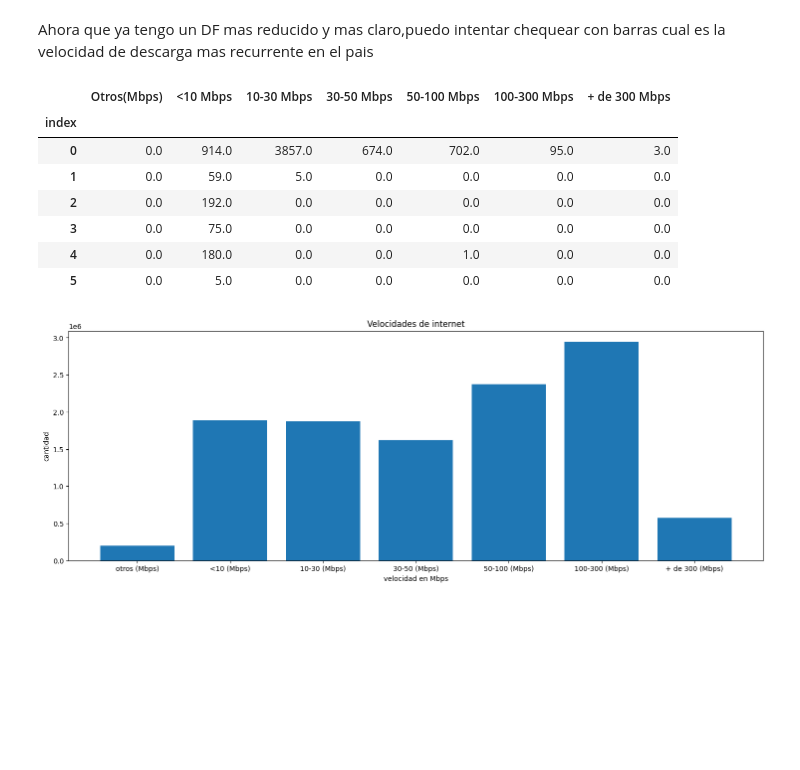
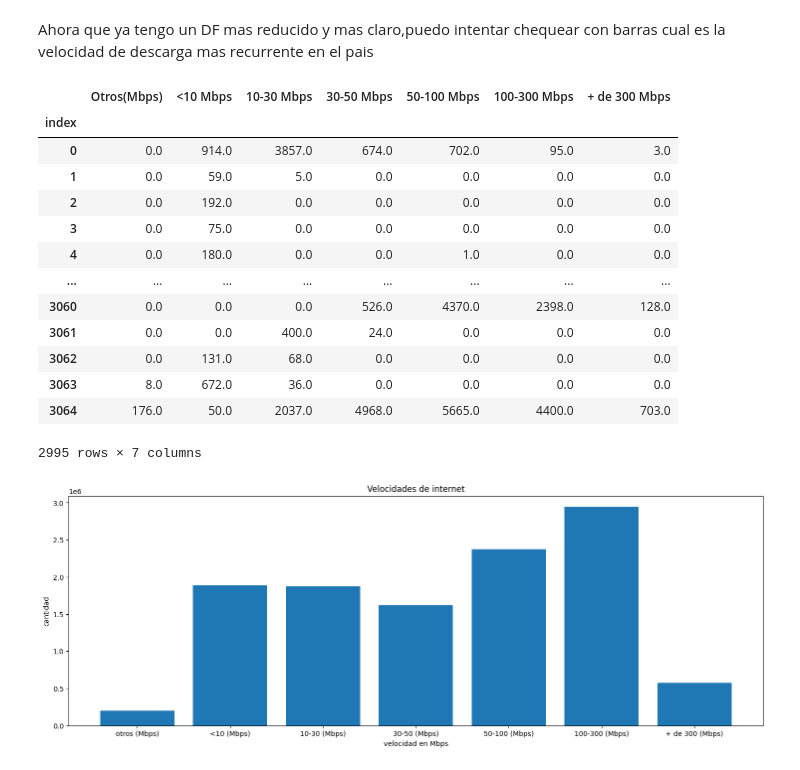
Before and after one commit to matiasbarriosled/PiDa, a Jupyter notebook: eda/eda.ipynb, the cells around one changed output. Saved outputs shown, nothing was run; the diff lists cells and outputs as text; code cells hidden in the pictures; blank space fills up the shorter version.

```diff
--- a/eda/eda.ipynb
+++ b/eda/eda.ipynb
@@ -87,16 +121,22 @@ acc_vel_loc_sinrangos.head(5)
 # %% [markdown]
 Ahora que ya tengo un DF mas reducido y mas claro,puedo intentar chequear con barras cual es la velocidad de descarga mas recurrente en el pais
 # %%
-acc_vel_loc_sinrangos.iloc[:6,3:]
+acc_vel_loc_sinrangos.iloc[:,3:]
 # %% [output]
 |  | Otros(Mbps) | <10 Mbps | 10-30 Mbps | 30-50 Mbps | 50-100 Mbps | 100-300 Mbps | + de 300 Mbps |
 | index |  |  |  |  |  |  |  |
 | 0 | 0.0 | 914.0 | 3857.0 | 674.0 | 702.0 | 95.0 | 3.0 |
 | 1 | 0.0 | 59.0 | 5.0 | 0.0 | 0.0 | 0.0 | 0.0 |
 | 2 | 0.0 | 192.0 | 0.0 | 0.0 | 0.0 | 0.0 | 0.0 |
 | 3 | 0.0 | 75.0 | 0.0 | 0.0 | 0.0 | 0.0 | 0.0 |
 | 4 | 0.0 | 180.0 | 0.0 | 0.0 | 1.0 | 0.0 | 0.0 |
-| 5 | 0.0 | 5.0 | 0.0 | 0.0 | 0.0 | 0.0 | 0.0 |
+| ... | ... | ... | ... | ... | ... | ... | ... |
+| 3060 | 0.0 | 0.0 | 0.0 | 526.0 | 4370.0 | 2398.0 | 128.0 |
+| 3061 | 0.0 | 0.0 | 400.0 | 24.0 | 0.0 | 0.0 | 0.0 |
+| 3062 | 0.0 | 131.0 | 68.0 | 0.0 | 0.0 | 0.0 | 0.0 |
+| 3063 | 8.0 | 672.0 | 36.0 | 0.0 | 0.0 | 0.0 | 0.0 |
+| 3064 | 176.0 | 50.0 | 2037.0 | 4968.0 | 5665.0 | 4400.0 | 703.0 |
+2995 rows × 7 columns
 # %%
 otros = acc_vel_loc_sinrangos['Otros(Mbps)'].sum()
 menores_a_10 = acc_vel_loc_sinrangos['<10 Mbps'].sum()
```
Also changed, not shown: parts of 43 cells of this notebook, 11 other files.
